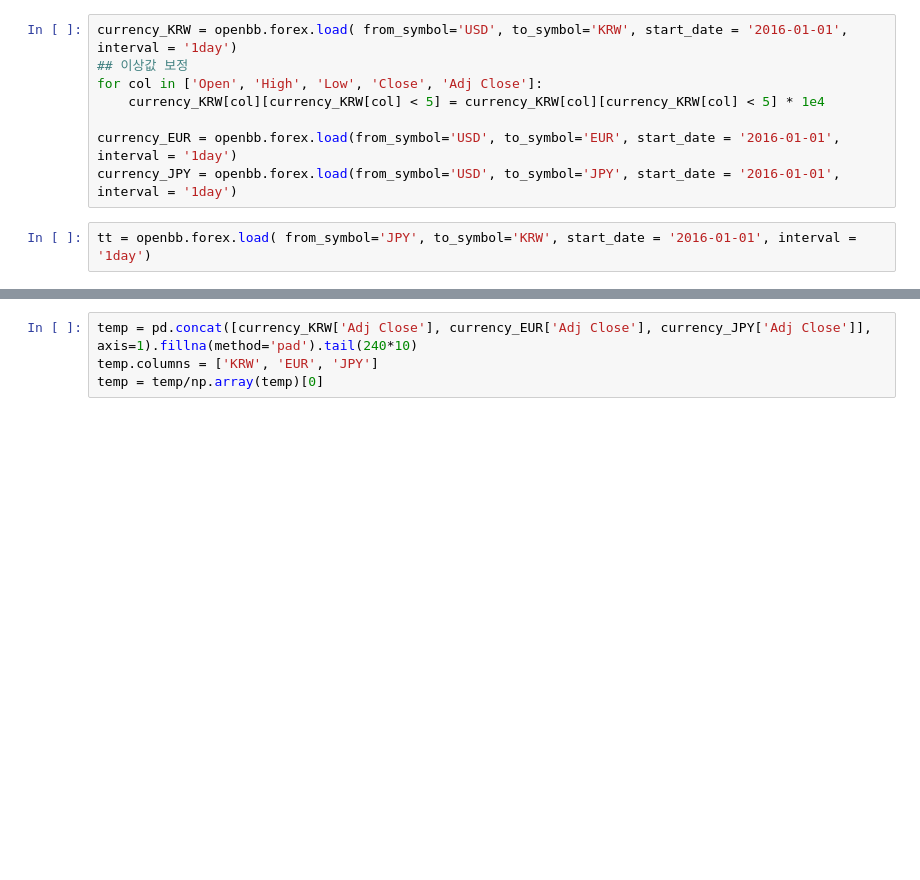
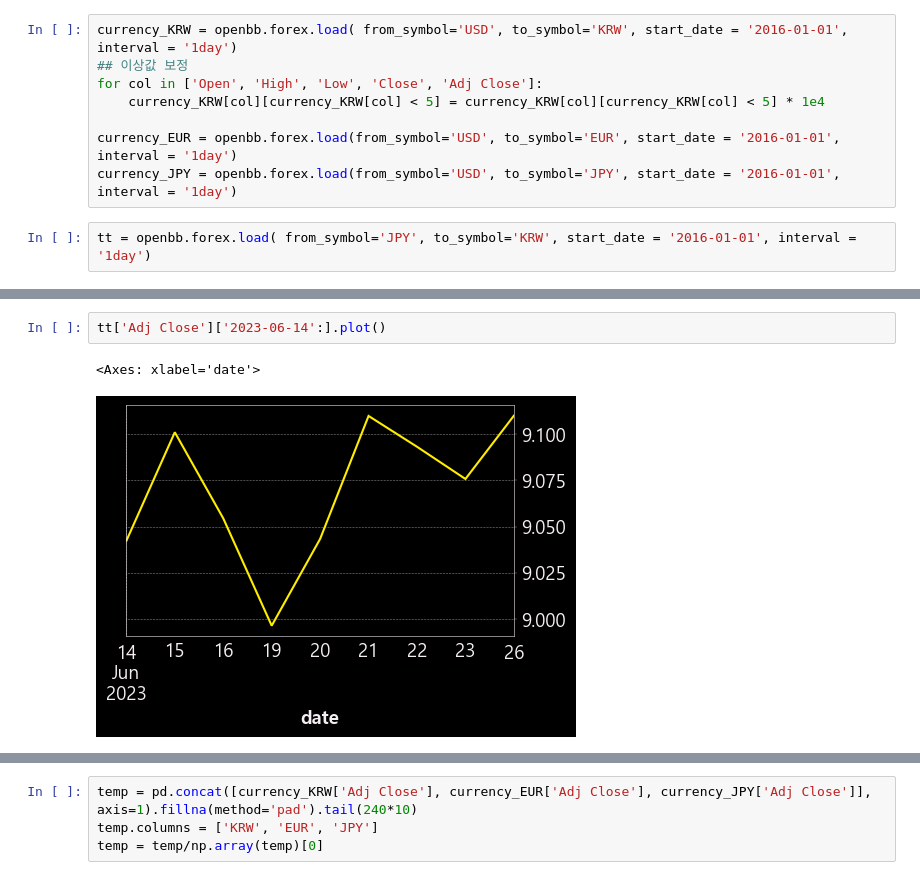
Before and after one commit to hansJeong/OpenBB, a Jupyter notebook: Dashboard/Forex.ipynb, the cells around one changed output, grey strips where cells are left out. Cells and saved outputs as stored; diff of their text form; blank space fills up the shorter version.

```diff
--- a/Dashboard/Forex.ipynb
+++ b/Dashboard/Forex.ipynb
@@ -43,3 +64,8 @@ tt = openbb.forex.load( from_symbol='JPY', to_symbol='KRW', start_date = '2016-0
+# %%
+tt['Adj Close']['2023-06-14':].plot()
+# %% [output]
+<Axes: xlabel='date'>
+[figure, added]
 # %%
 tt['Adj Close'].plot()
 # %% [output]
```
Also changed, not shown: parts of 4 cells of this notebook.
